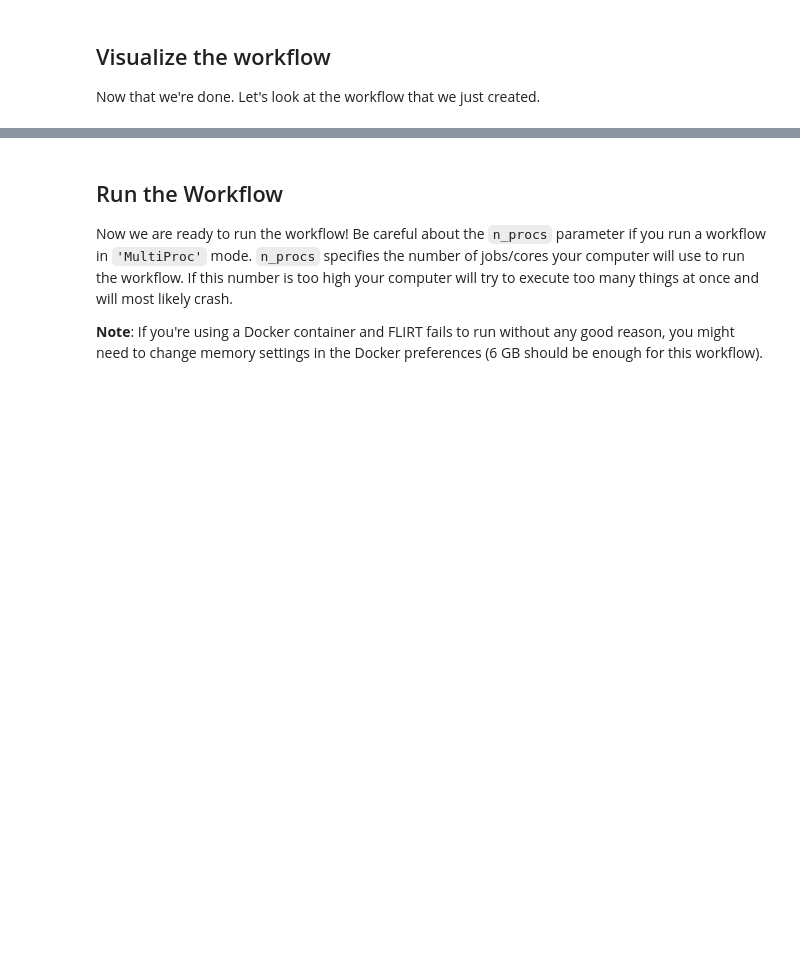
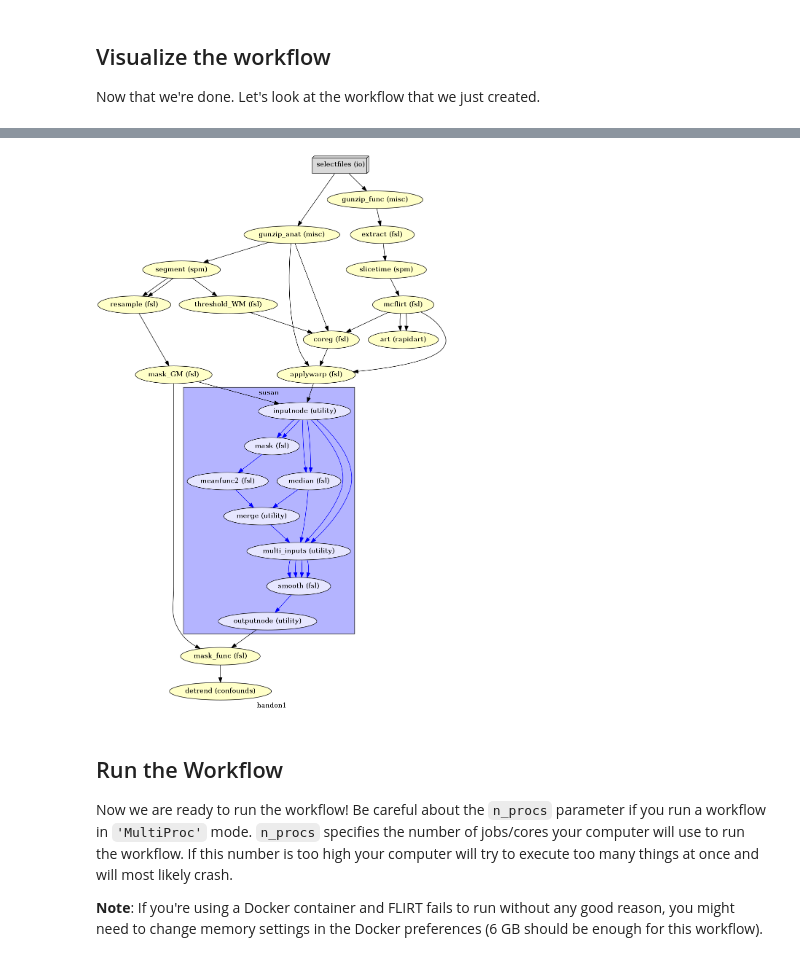
Before and after one commit to siyunb/Mount_Code, a Jupyter notebook: Nipype_tutorial/notebooks/handson_preprocessing.ipynb, the cells around one changed output, grey strips where cells are left out. Saved outputs shown, nothing was run; the diff lists cells and outputs as text; code cells hidden in the pictures; blank space fills up the shorter version.

```diff
--- a/Nipype_tutorial/notebooks/handson_preprocessing.ipynb
+++ b/Nipype_tutorial/notebooks/handson_preprocessing.ipynb
@@ -412,4 +403,5 @@ preproc.write_graph(graph2use='colored', format='png', simple_form=True)
 
 # Visualize the graph
 from IPython.display import Image
-Image(filename='/output/work_preproc/graph.png', width=750)
+Image(filename='/home/neuro/Result/Nipype_tutorial/working_dir/handon1/graph.png', width=750)
+# %% [output]
@@ -416,3 +410,4 @@ Image(filename='/output/work_preproc/graph.png', width=750)
+[figure, added]
 # %% [markdown]
 ##  Run the Workflow
 
```
Also changed, not shown: parts of 42 cells of this notebook.
